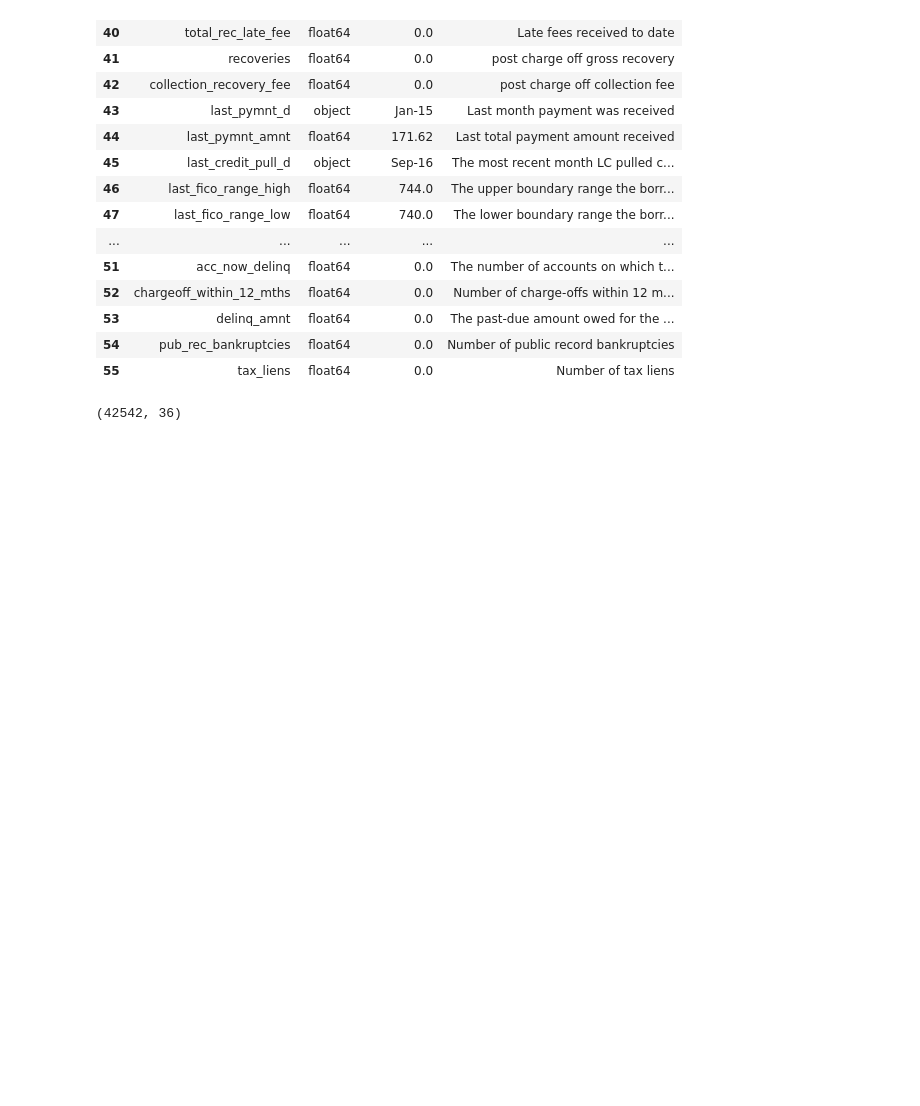
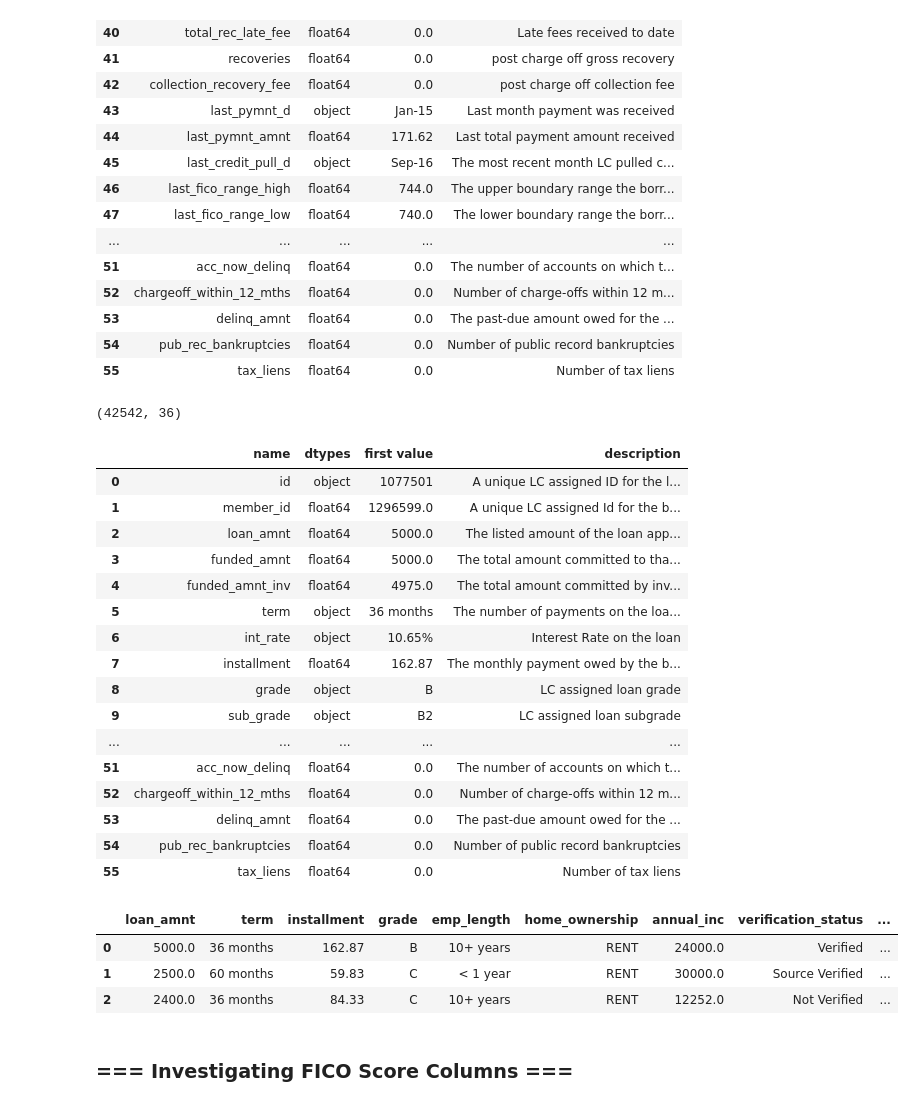
Before and after one commit to StewartStack/DAStudyBackups, a Jupyter notebook: DataStudies3/stewartstack_loans2007.ipynb, the cells around one changed output. Cells and saved outputs as stored; diff of their text form; code cells hidden in the pictures; blank space fills up the shorter version.

```diff
--- a/DataStudies3/stewartstack_loans2007.ipynb
+++ b/DataStudies3/stewartstack_loans2007.ipynb
@@ -221,3 +221,34 @@ loans_2007 = loans_2007.drop(drop_three, errors = 'ignore', axis = 1)
 loans_2007.shape
 # %% [output]
 (42542, 36)
+# %%
+preview[:]
+# %% [output]
+|  | name | dtypes | first value | description |
+| 0 | id | object | 1077501 | A unique LC assigned ID for the l... |
+| 1 | member_id | float64 | 1296599.0 | A unique LC assigned Id for the b... |
+| 2 | loan_amnt | float64 | 5000.0 | The listed amount of the loan app... |
+| 3 | funded_amnt | float64 | 5000.0 | The total amount committed to tha... |
+| 4 | funded_amnt_inv | float64 | 4975.0 | The total amount committed by inv... |
+| 5 | term | object | 36 months | The number of payments on the loa... |
+| 6 | int_rate | object | 10.65% | Interest Rate on the loan |
+| 7 | installment | float64 | 162.87 | The monthly payment owed by the b... |
+| 8 | grade | object | B | LC assigned loan grade |
+| 9 | sub_grade | object | B2 | LC assigned loan subgrade |
+| ... | ... | ... | ... | ... |
+| 51 | acc_now_delinq | float64 | 0.0 | The number of accounts on which t... |
+| 52 | chargeoff_within_12_mths | float64 | 0.0 | Number of charge-offs within 12 m... |
+| 53 | delinq_amnt | float64 | 0.0 | The past-due amount owed for the ... |
+| 54 | pub_rec_bankruptcies | float64 | 0.0 | Number of public record bankruptcies |
+| 55 | tax_liens | float64 | 0.0 | Number of tax liens |
+# %%
+# Changing title to loan_title as a bit more appropriate
+loans_2007.rename(columns = {'title' : 'loan_title'}, inplace = True)
+loans_2007.head(3)
+# %% [output]
+|  | loan_amnt | term | installment | grade | emp_length | home_ownership | annual_inc | verification_status | ... |
+| 0 | 5000.0 | 36 months | 162.87 | B | 10+ years | RENT | 24000.0 | Verified | ... |
+| 1 | 2500.0 | 60 months | 59.83 | C | < 1 year | RENT | 30000.0 | Source Verified | ... |
+| 2 | 2400.0 | 36 months | 84.33 | C | 10+ years | RENT | 12252.0 | Not Verified | ... |
+# %% [markdown]
+### === Investigating FICO Score Columns ===
```
Also changed, not shown: parts of 8 cells of this notebook.
